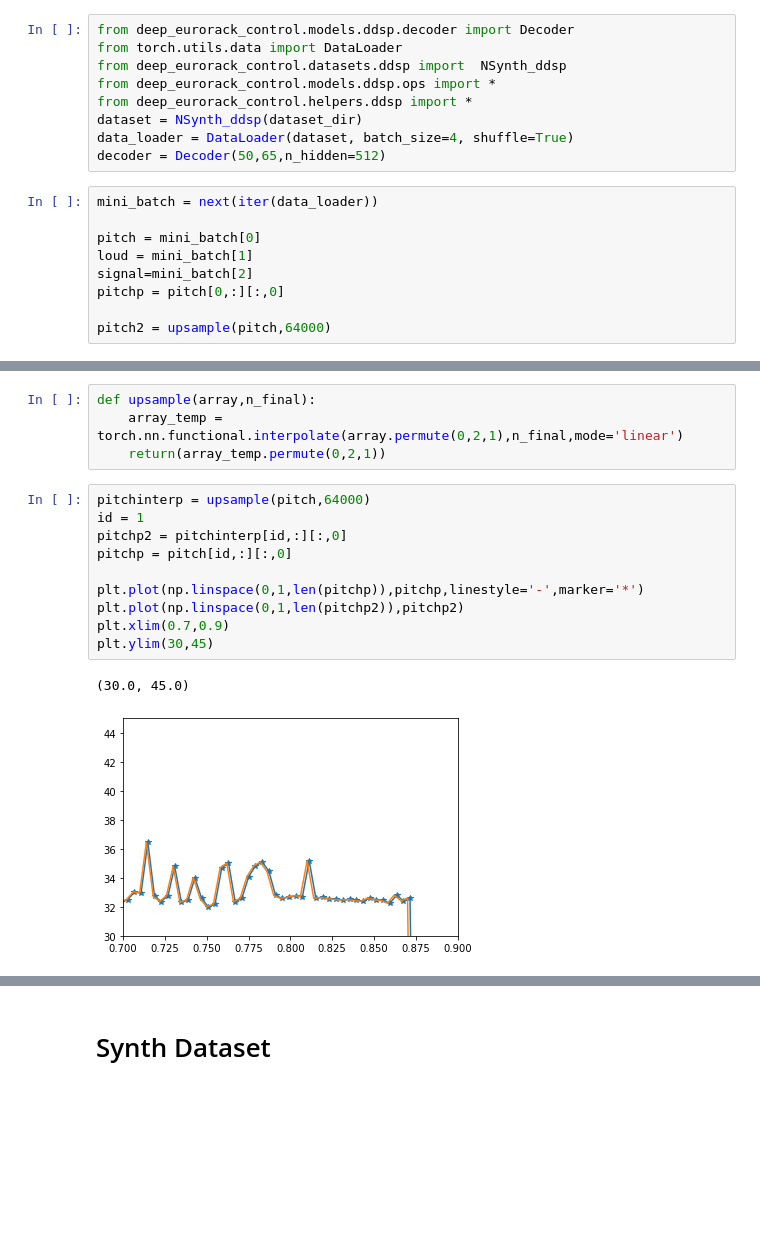
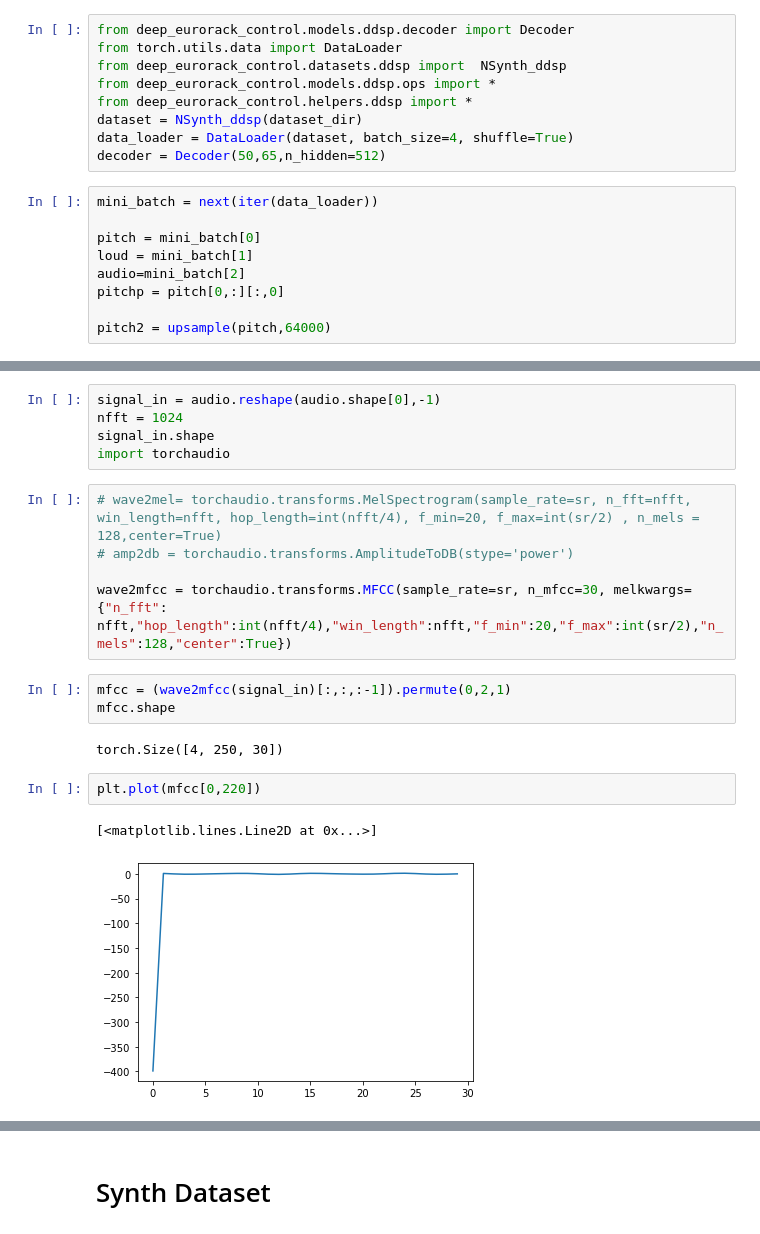
Before and after one commit to nabsara/deep-eurorack-control, a Jupyter notebook: notebooks/Untitled.ipynb, the cells around one changed output, grey strips where cells are left out. Cells and saved outputs as stored; diff of their text form; blank space fills up the shorter version.

```diff
--- a/notebooks/Untitled.ipynb
+++ b/notebooks/Untitled.ipynb
@@ -34,7 +34,7 @@ mini_batch = next(iter(data_loader))
 
 pitch = mini_batch[0]
 loud = mini_batch[1]
-signal=mini_batch[2]
+audio=mini_batch[2]
 pitchp = pitch[0,:][:,0]
 
 pitch2 = upsample(pitch,64000)
@@ -46,17 +41,20 @@ params = upsample(harmonics,64000).cpu()
-# %%
-def upsample(array,n_final):
-    array_temp =  torch.nn.functional.interpolate(array.permute(0,2,1),n_final,mode='linear')
-    return(array_temp.permute(0,2,1))
-# %%
-pitchinterp = upsample(pitch,64000)
-id = 1
-pitchp2 = pitchinterp[id,:][:,0]
-pitchp = pitch[id,:][:,0]
-
-plt.plot(np.linspace(0,1,len(pitchp)),pitchp,linestyle='-',marker='*')
-plt.plot(np.linspace(0,1,len(pitchp2)),pitchp2)
-plt.xlim(0.7,0.9)
-plt.ylim(30,45)
-# %% [output]
-(30.0, 45.0)
-[figure, removed]
+# %%
+signal_in = audio.reshape(audio.shape[0],-1)
+nfft = 1024
+signal_in.shape
+import torchaudio
+# %%
+# wave2mel= torchaudio.transforms.MelSpectrogram(sample_rate=sr, n_fft=nfft, win_length=nfft, hop_length=int(nfft/4), f_min=20, f_max=int(sr/2) , n_mels = 128,center=True)
+# amp2db = torchaudio.transforms.AmplitudeToDB(stype='power')
+
+wave2mfcc = torchaudio.transforms.MFCC(sample_rate=sr, n_mfcc=30, melkwargs={"n_fft": nfft,"hop_length":int(nfft/4),"win_length":nfft,"f_min":20,"f_max":int(sr/2),"n_mels":128,"center":True})
+# %%
+mfcc = (wave2mfcc(signal_in)[:,:,:-1]).permute(0,2,1)
+mfcc.shape
+# %% [output]
+torch.Size([4, 250, 30])
+# %%
+plt.plot(mfcc[0,220])
+# %% [output]
+[<matplotlib.lines.Line2D at 0x...>]
+[figure, added]
```
Also changed, not shown: parts of 5 cells of this notebook, 6 other files.
